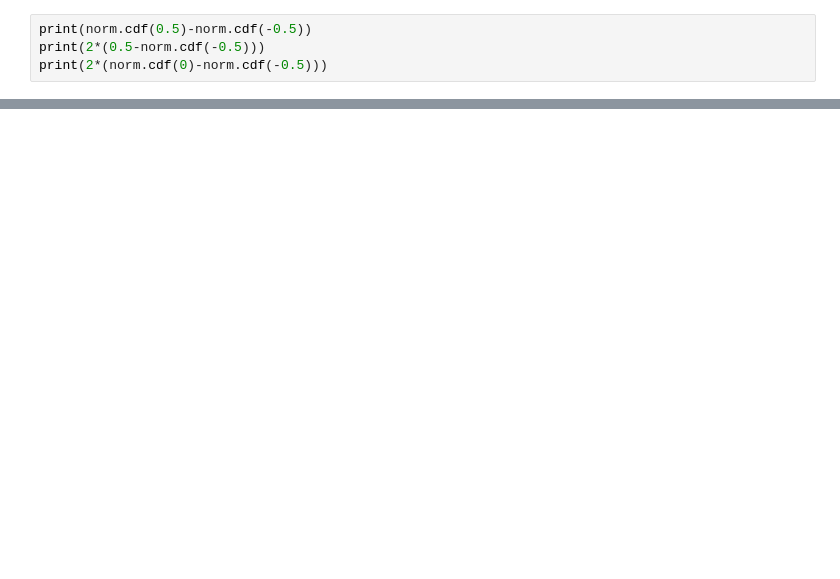
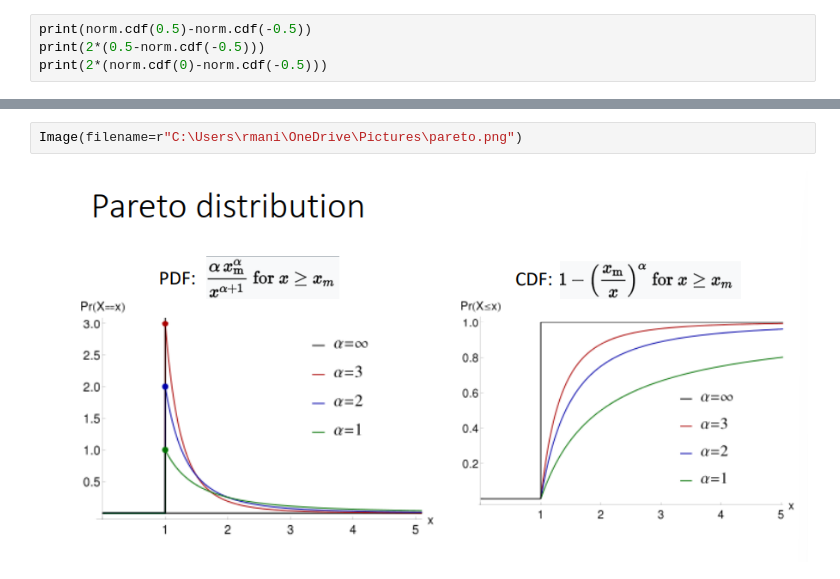
Before and after one commit to retrouvm/Code-Practice, a Jupyter notebook: Data_Science/lectures/lecture10.ipynb, the cells around one changed output, grey strips where cells are left out. Drawn from its saved outputs; the diff is of its cells as text; blank space fills up the shorter version.

```diff
--- a/Data_Science/lectures/lecture10.ipynb
+++ b/Data_Science/lectures/lecture10.ipynb
@@ -32,0 +137,4 @@ standard deviation σ, we usually write:
+# %%
+Image(filename=r"C:\Users\rmani\OneDrive\Pictures\pareto.png")
+# %% [output]
+[figure, added]
```
Also changed, not shown: parts of 30 cells of this notebook, 1 other file.
